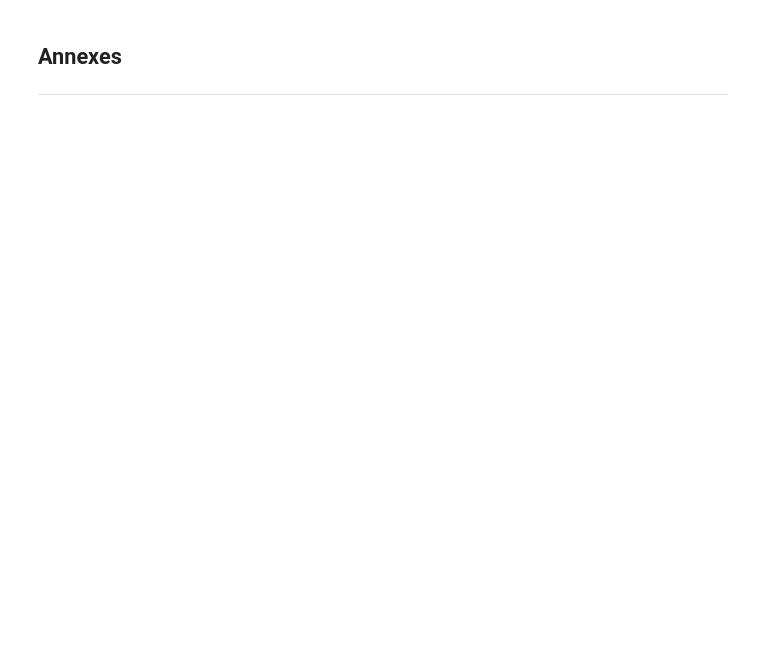
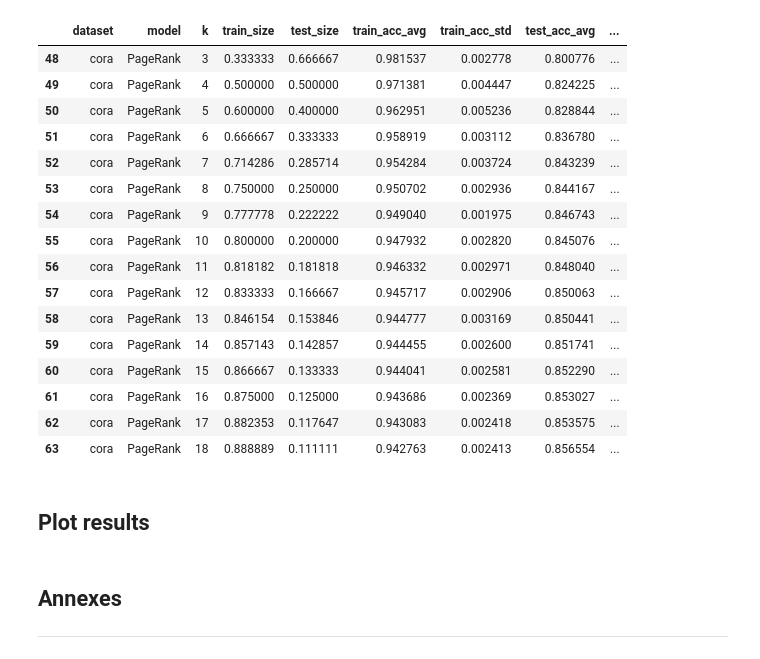
Before and after one commit to simondelarue/GNNsBenchmarkPerformance, a Jupyter notebook: notebooks/plots.ipynb, the cells around one changed output. Cells and saved outputs as stored; diff of their text form; code cells hidden in the pictures; blank space fills up the shorter version.

Commit message:
updated notebook plot

```diff
--- a/notebooks/plots.ipynb
+++ b/notebooks/plots.ipynb
@@ -45,2 +68,24 @@ grouped
 64 rows × 9 columns
+# %%
+grouped[grouped['model']=="PageRank"]
+# %% [output]
+|  | dataset | model | k | train_size | test_size | train_acc_avg | train_acc_std | test_acc_avg | ... |
+| 48 | cora | PageRank | 3 | 0.333333 | 0.666667 | 0.981537 | 0.002778 | 0.800776 | ... |
+| 49 | cora | PageRank | 4 | 0.500000 | 0.500000 | 0.971381 | 0.004447 | 0.824225 | ... |
+| 50 | cora | PageRank | 5 | 0.600000 | 0.400000 | 0.962951 | 0.005236 | 0.828844 | ... |
+| 51 | cora | PageRank | 6 | 0.666667 | 0.333333 | 0.958919 | 0.003112 | 0.836780 | ... |
+| 52 | cora | PageRank | 7 | 0.714286 | 0.285714 | 0.954284 | 0.003724 | 0.843239 | ... |
+| 53 | cora | PageRank | 8 | 0.750000 | 0.250000 | 0.950702 | 0.002936 | 0.844167 | ... |
+| 54 | cora | PageRank | 9 | 0.777778 | 0.222222 | 0.949040 | 0.001975 | 0.846743 | ... |
+| 55 | cora | PageRank | 10 | 0.800000 | 0.200000 | 0.947932 | 0.002820 | 0.845076 | ... |
+| 56 | cora | PageRank | 11 | 0.818182 | 0.181818 | 0.946332 | 0.002971 | 0.848040 | ... |
+| 57 | cora | PageRank | 12 | 0.833333 | 0.166667 | 0.945717 | 0.002906 | 0.850063 | ... |
+| 58 | cora | PageRank | 13 | 0.846154 | 0.153846 | 0.944777 | 0.003169 | 0.850441 | ... |
+| 59 | cora | PageRank | 14 | 0.857143 | 0.142857 | 0.944455 | 0.002600 | 0.851741 | ... |
+| 60 | cora | PageRank | 15 | 0.866667 | 0.133333 | 0.944041 | 0.002581 | 0.852290 | ... |
+| 61 | cora | PageRank | 16 | 0.875000 | 0.125000 | 0.943686 | 0.002369 | 0.853027 | ... |
+| 62 | cora | PageRank | 17 | 0.882353 | 0.117647 | 0.943083 | 0.002418 | 0.853575 | ... |
+| 63 | cora | PageRank | 18 | 0.888889 | 0.111111 | 0.942763 | 0.002413 | 0.856554 | ... |
+# %% [markdown]
+## Plot results
 # %%
```
Also changed, not shown: parts of 11 cells of this notebook.
